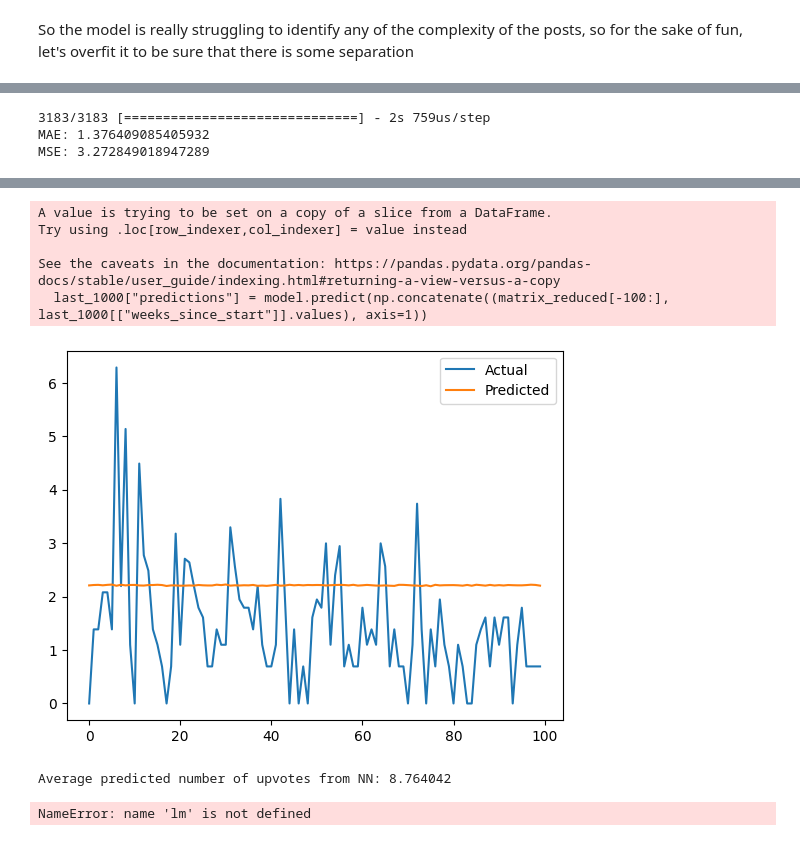
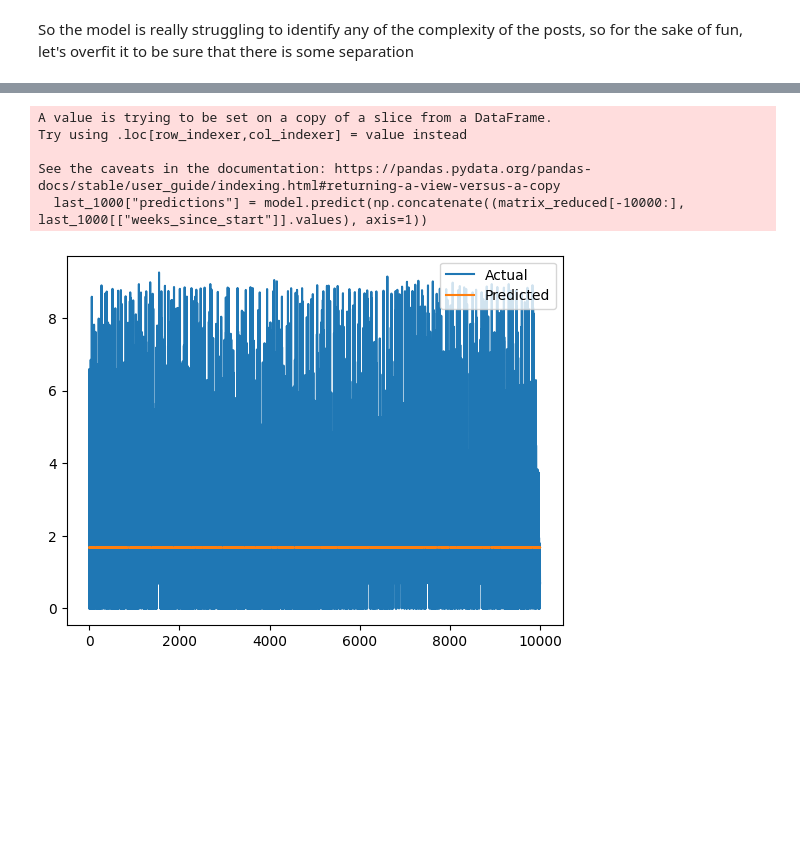
Before and after one commit to Lyncht98/riverstone-nlp-test, a Jupyter notebook: request-1.ipynb, the cells around one changed output, grey strips where cells are left out. Drawn from its saved outputs; the diff is of its cells as text; code cells hidden in the pictures; blank space fills up the shorter version.

```diff
--- a/request-1.ipynb
+++ b/request-1.ipynb
@@ -642,10 +738,8 @@ tf.config.list_physical_devices()
 # %%
-# model building
-
-# x is the matrix of embeddings and the month, year, day, hour of the post (from unix time_created in df)
+# x is the matrix of embeddings and the weeks_since_start of the post (from unix time_created in df)
 # y is the number of upvotes
 
-x = np.concatenate((matrix_reduced, df[["weeks_since_start"]].values), axis=1)
+x = np.concatenate((embeddings, df[["weeks_since_start"]].values), axis=1)
 y = df["log_upvotes"].values
 
 # split into train and test
@@ -654,11 +748,10 @@ x_train, x_test, y_train, y_test = train_test_split(x, y, test_size=0.2, random_
 
 # build model
 from keras.models import Sequential
-from keras.layers import Dense, Dropout, BatchNormalization
+from keras.layers import Dense, Dropout
 
 model = Sequential()
-# Add a large number of layers with a large number of nodes in each layer
-model.add(Dense(1024, activation="relu", input_dim=x.shape[1]))
+model.add(Dense(1024, activation="relu"))
 model.add(Dropout(0.5))
 model.add(Dense(1024, activation="relu"))
 model.add(Dropout(0.5))
@@ -680,13 +773,10 @@ model.add(Dense(1024, activation="relu"))
 model.add(Dropout(0.5))
 model.add(Dense(1))
 
-model.compile(optimizer="adam", loss="mse")
+model.compile(optimizer="adam", loss="mean_squared_logarithmic_error")
 
 # train model
 model.fit(x=x_train, y=y_train, batch_size=128, epochs=10)
 
-# evaluate model
-model.evaluate(x_test, y_test)
-
 # save model
-model.save("./models/upvotes_model.h5")
+model.save("./models/upvotes_model_overfit_no_val.h5")
@@ -693,29 +804,11 @@ model.save("./models/upvotes_model.h5")
-# %%
-# model evaluation metrics
-from sklearn.metrics import mean_absolute_error, mean_squared_error, explained_variance_score
-import math
-
-# make predictions
-predictions = model.predict(x_test)
-
-# calculate metrics
-mae = mean_absolute_error(y_test, predictions)
-mse = mean_squared_error(y_test, predictions)
-
-print("MAE:", mae)
-print("MSE:", mse)
-# %% [output]
-3183/3183 [==============================] - 2s 759us/step
-MAE: 1.376409085405932
-MSE: 3.272849018947289
 # %%
-# compare predicts and actuals for the last 1000 points of data
-last_1000 = df[-100:]
-last_1000["predictions"] = model.predict(np.concatenate((matrix_reduced[-100:], last_1000[["weeks_since_start"]].values), axis=1))
+# get predictions for the last 1000 points of data
+last_1000 = df.iloc[-10000:]
+last_1000["predictions"] = model.predict(np.concatenate((matrix_reduced[-10000:], last_1000[["weeks_since_start"]].values), axis=1))
 
 # plot actuals and predictions
-plt.plot(np.arange(100), last_1000["log_upvotes"], label="Actual")
-plt.plot(np.arange(100), last_1000["predictions"], label="Predicted")
+plt.plot(np.arange(10000), last_1000["log_upvotes"], label="Actual")
+plt.plot(np.arange(10000), last_1000["predictions"], label="Predicted")
 plt.legend()
 plt.show()
 # %% [output]
@@ -723,6 +816,6 @@ plt.show()
 A value is trying to be set on a copy of a slice from a DataFrame.
 Try using .loc[row_indexer,col_indexer] = value instead
 
 See the caveats in the documentation: https://pandas.pydata.org/pandas-docs/stable/user_guide/indexing.html#returning-a-view-versus-a-copy
-  last_1000["predictions"] = model.predict(np.concatenate((matrix_reduced[-100:], last_1000[["weeks_since_start"]].values), axis=1))
+  last_1000["predictions"] = model.predict(np.concatenate((matrix_reduced[-10000:], last_1000[["weeks_since_start"]].values), axis=1))
-[figure, old version]
+[figure, new version]
@@ -731,9 +821,0 @@ See the caveats in the documentation: https://pandas.pydata.org/pandas-docs/stab
-# %%
-# average predicted number of upvotes from NN
-print("Average predicted number of upvotes from NN:", np.exp(np.mean(predictions)))
-
-# average predicted number of upvotes from linear model
-print("Average predicted number of upvotes from linear model:", np.exp(lm.intercept_ + lm.coef_ * np.mean(df["weeks_since_start"])))
-# %% [output]
-Average predicted number of upvotes from NN: 8.764042
-NameError: name 'lm' is not defined
```
Also changed, not shown: parts of 13 cells of this notebook, 4 other files.
